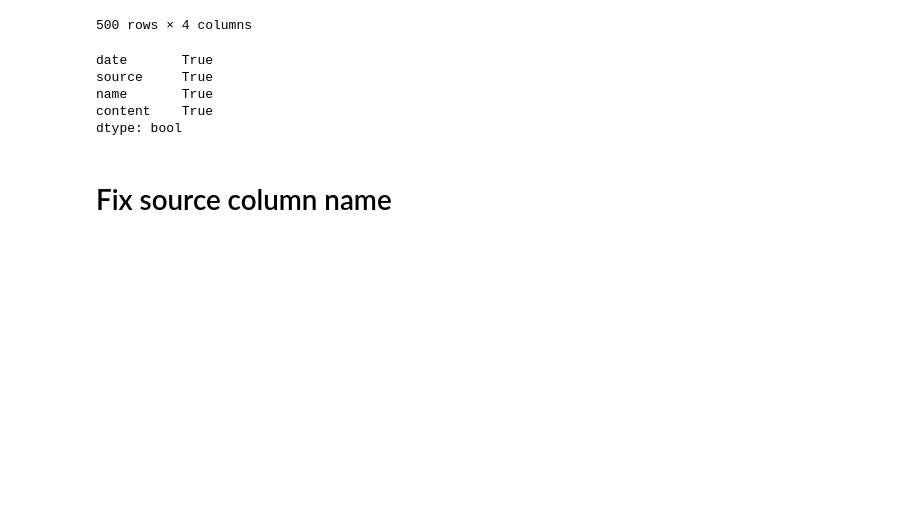
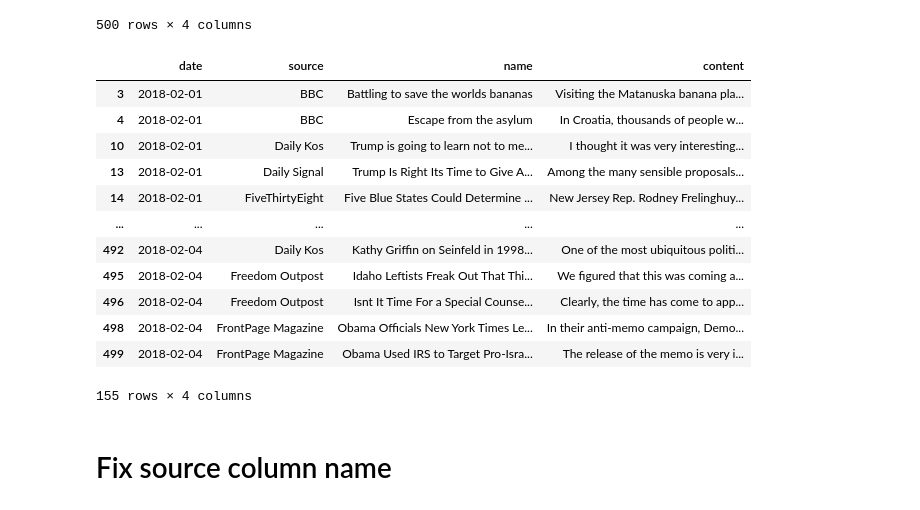
Before and after one commit to WarmCyan/news-bias-research, a Jupyter notebook: notebooks/_QuickTests.ipynb, the cells around one changed output. Drawn from its saved outputs; the diff is of its cells as text; code cells hidden in the pictures; blank space fills up the shorter version.

```diff
--- a/notebooks/_QuickTests.ipynb
+++ b/notebooks/_QuickTests.ipynb
@@ -41,16 +41,24 @@ df
 # %%
 mask = (df.content.str.split(" ").shape[0] > 50)
 mask
 
-df.apply(lambda x: len(str(x).split(" ")) > 50)
+df[df.content.str.split().apply(len) > 500]
 #df = df[(df.content.str.split(" ").shape[0] > 50)]
 #df
 # %% [output]
+|  | date | source | name | content |
+| 3 | 2018-02-01 | BBC | Battling to save the worlds bananas | Visiting the Matanuska banana pla... |
+| 4 | 2018-02-01 | BBC | Escape from the asylum | In Croatia, thousands of people w... |
+| 10 | 2018-02-01 | Daily Kos | Trump is going to learn not to me... | I thought it was very interesting... |
+| 13 | 2018-02-01 | Daily Signal | Trump Is Right Its Time to Give A... | Among the many sensible proposals... |
+| 14 | 2018-02-01 | FiveThirtyEight | Five Blue States Could Determine ... | New Jersey Rep. Rodney Frelinghuy... |
+| ... | ... | ... | ... | ... |
+| 492 | 2018-02-04 | Daily Kos | Kathy Griffin on Seinfeld in 1998... | One of the most ubiquitous politi... |
+| 495 | 2018-02-04 | Freedom Outpost | Idaho Leftists Freak Out That Thi... | We figured that this was coming a... |
+| 496 | 2018-02-04 | Freedom Outpost | Isnt It Time For a Special Counse... | Clearly, the time has come to app... |
+| 498 | 2018-02-04 | FrontPage Magazine | Obama Officials New York Times Le... | In their anti-memo campaign, Demo... |
+| 499 | 2018-02-04 | FrontPage Magazine | Obama Used IRS to Target Pro-Isra... | The release of the memo is very i... |
-date       True
-source     True
-name       True
-content    True
-dtype: bool
+155 rows × 4 columns
 # %% [markdown]
 # Fix source column name
 # %%
```
Also changed, not shown: 44 other files.
